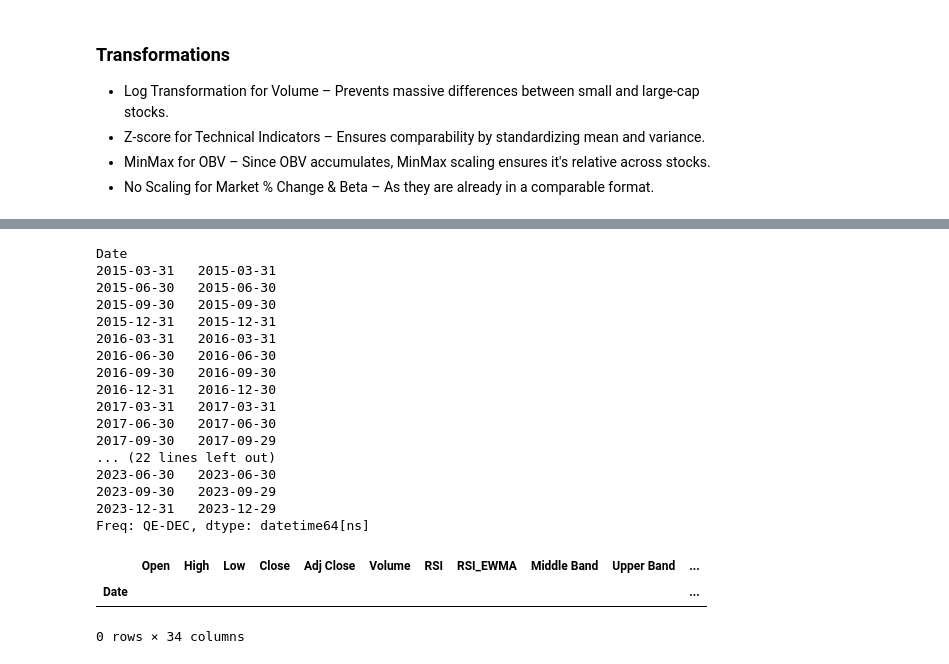
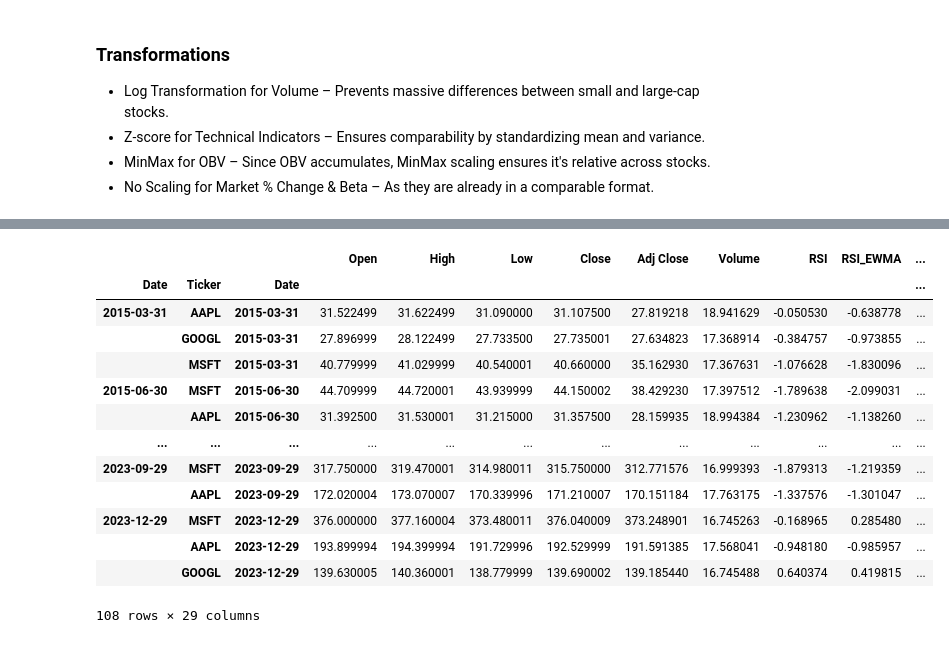
Before and after one commit to codyrosenzweig1/Quant_Trading_Basics_ML, a Jupyter notebook: Personal_Trading_Stratergy.ipynb, the cells around one changed output, grey strips where cells are left out. Drawn from its saved outputs; the diff is of its cells as text; code cells hidden in the pictures.

```diff
--- a/Personal_Trading_Stratergy.ipynb
+++ b/Personal_Trading_Stratergy.ipynb
@@ -950,55 +917,49 @@ df_transformed['Sharpe Ratio'] = df_transformed['Quarterly Cumulative Return'] /
 scaler = MinMaxScaler()
 
 # Drop NaNs before scaling
-valid_idx = df_transformed[['Cumulative Return', 'Sharpe Ratio']].dropna().index
+valid_idx = df_transformed[['Quarterly Cumulative Return', 'Sharpe Ratio']].dropna().index
 momentum_sharpe_scaled = scaler.fit_transform(df_transformed.loc[valid_idx, ['Quarterly Cumulative Return', 'Sharpe Ratio']])
 
 df_transformed.loc[valid_idx, 'Momentum Score'] = momentum_sharpe_scaled[:, 0]
 df_transformed.loc[valid_idx, 'Sharpe Score'] = momentum_sharpe_scaled[:, 1]
 
 # Step 6: Compute the Final Quaterly Blended Score
 df_transformed['Quarterly Score'] = 0.5 * df_transformed['Momentum Score'] + 0.5 * df_transformed['Sharpe Score']
 
 # Step 7: Select the Top 20 Stocks Based on Final Score
 
 # Select the last available trading date in each quater
 quarterly_end_dates = df_transformed.groupby(pd.Grouper(level='Date', freq='QE')).apply(lambda x: x.index.get_level_values('Date').max())
 # quarterly_end_dates = pd.to_datetime(quarterly_end_dates)
 # quarterly_end_dates = quarterly_end_dates.dt.strftime('%Y-%m-%d')  # Ensure string format
-print(quarterly_end_dates)
+# print(quarterly_end_dates)
 
 #Filter the dataset for only the end of quarter rows
-quarterly_stocks = df_transformed.loc[df_transformed.index.get_level_values('Date').isin(quaterly_end_dates)]
+quarterly_stocks = df_transformed.loc[df_transformed.index.get_level_values('Date').isin(quarterly_end_dates)]
 
 # print(df_transformed.index.get_level_values('Date').isin(quaterly_end_dates))
 # print(df_transformed.index.get_level_values('Date'))
 # print(quaterly_end_dates)
 
 
 # Select top 20 stocks per quarter
 top_20_stocks_per_quater = quarterly_stocks.groupby('Date').apply(
     lambda x: x.sort_values(by='Quarterly Score', ascending=False).head(20)
 )
 
 top_20_stocks_per_quater
 # %% [output]
+|  |  |  | Open | High | Low | Close | Adj Close | Volume | RSI | RSI_EWMA | ... |
+| Date | Ticker | Date |  |  |  |  |  |  |  |  | ... |
+| 2015-03-31 | AAPL | 2015-03-31 | 31.522499 | 31.622499 | 31.090000 | 31.107500 | 27.819218 | 18.941629 | -0.050530 | -0.638778 | ... |
+|  | GOOGL | 2015-03-31 | 27.896999 | 28.122499 | 27.733500 | 27.735001 | 27.634823 | 17.368914 | -0.384757 | -0.973855 | ... |
+|  | MSFT | 2015-03-31 | 40.779999 | 41.029999 | 40.540001 | 40.660000 | 35.162930 | 17.367631 | -1.076628 | -1.830096 | ... |
+| 2015-06-30 | MSFT | 2015-06-30 | 44.709999 | 44.720001 | 43.939999 | 44.150002 | 38.429230 | 17.397512 | -1.789638 | -2.099031 | ... |
+|  | AAPL | 2015-06-30 | 31.392500 | 31.530001 | 31.215000 | 31.357500 | 28.159935 | 18.994384 | -1.230962 | -1.138260 | ... |
+| ... | ... | ... | ... | ... | ... | ... | ... | ... | ... | ... | ... |
+| 2023-09-29 | MSFT | 2023-09-29 | 317.750000 | 319.470001 | 314.980011 | 315.750000 | 312.771576 | 16.999393 | -1.879313 | -1.219359 | ... |
+|  | AAPL | 2023-09-29 | 172.020004 | 173.070007 | 170.339996 | 171.210007 | 170.151184 | 17.763175 | -1.337576 | -1.301047 | ... |
+| 2023-12-29 | MSFT | 2023-12-29 | 376.000000 | 377.160004 | 373.480011 | 376.040009 | 373.248901 | 16.745263 | -0.168965 | 0.285480 | ... |
+|  | AAPL | 2023-12-29 | 193.899994 | 194.399994 | 191.729996 | 192.529999 | 191.591385 | 17.568041 | -0.948180 | -0.985957 | ... |
+|  | GOOGL | 2023-12-29 | 139.630005 | 140.360001 | 138.779999 | 139.690002 | 139.185440 | 16.745488 | 0.640374 | 0.419815 | ... |
-Date
-2015-03-31   2015-03-31
-2015-06-30   2015-06-30
-2015-09-30   2015-09-30
-2015-12-31   2015-12-31
-2016-03-31   2016-03-31
-2016-06-30   2016-06-30
-2016-09-30   2016-09-30
-2016-12-31   2016-12-30
-2017-03-31   2017-03-31
-2017-06-30   2017-06-30
-2017-09-30   2017-09-29
-... (22 lines left out)
-2023-06-30   2023-06-30
-2023-09-30   2023-09-29
-2023-12-31   2023-12-29
-Freq: QE-DEC, dtype: datetime64[ns]
+108 rows × 29 columns
-|  | Open | High | Low | Close | Adj Close | Volume | RSI | RSI_EWMA | Middle Band | Upper Band | ... |
-| Date |  |  |  |  |  |  |  |  |  |  | ... |
-0 rows × 34 columns
```
Also changed, not shown: parts of 16 cells of this notebook.
